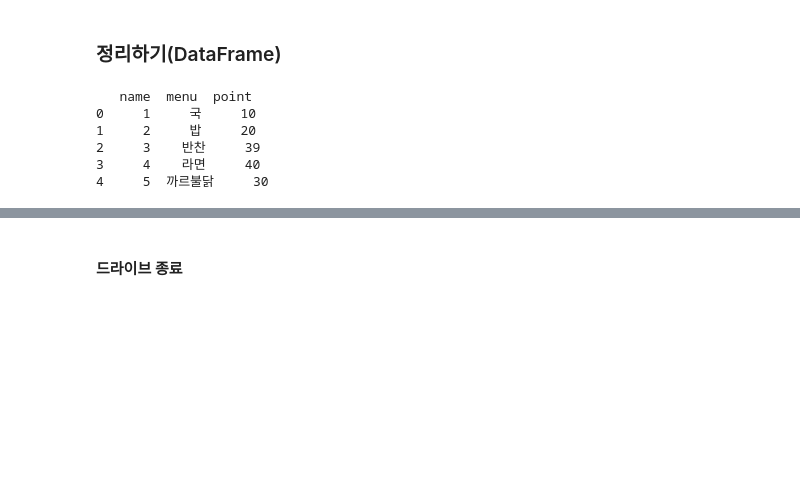
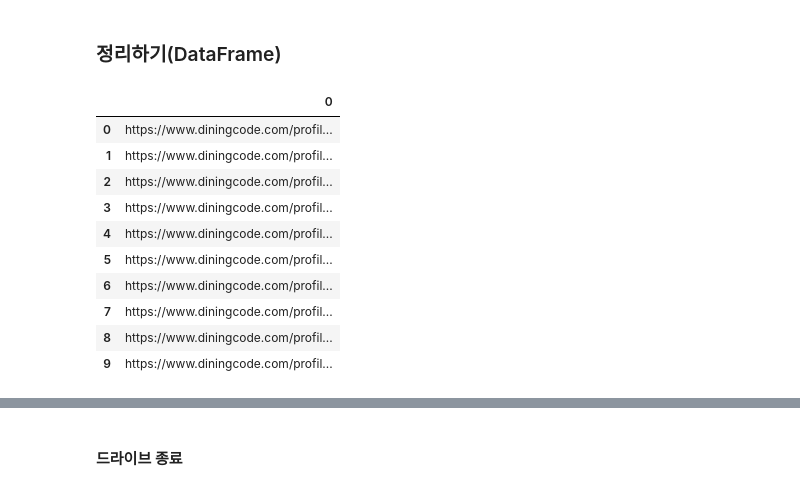
Before and after one commit to m-cahe/python, a Jupyter notebook: basic_Workspace/crawling/realtime_rank/hawjung_food_top10_git.ipynb, the cells around one changed output, grey strips where cells are left out. Saved outputs shown, nothing was run; the diff lists cells and outputs as text; code cells hidden in the pictures; blank space fills up the shorter version.

```diff
--- a/basic_Workspace/crawling/realtime_rank/hawjung_food_top10_git.ipynb
+++ b/basic_Workspace/crawling/realtime_rank/hawjung_food_top10_git.ipynb
@@ -53,8 +53,13 @@ print(soup)
 # %% [markdown]
 ### 식당 / 추천메뉴 / 평점 순  (보충필요: 메뉴 및 가격)
 # %%
-btxt=soup.select('.btxt')  #select() 이용하면 list형태로 변환
+btxt=soup.select('.btxt')[1:]  #select() 이용하면 list형태로 변환
 print(btxt)
-for b in btxt[1:]:   #두번째 요소부터 출력
+
+btxtList = []
+for b in btxt:   #두번째 요소부터 출력
     print(b.get_text())
+    btxtList.append(b.get_text())
+
+print(btxtList)     #for문 활용하여 list형태로 바꾸고 싶다면 1)list형태 변수(a) 생성, 2) a.append사용
 # %% [output]
@@ -72,6 +78,12 @@ for b in btxt[1:]:   #두번째 요소부터 출력
 # %%
-stxt=soup.select('.stxt')
+stxt=soup.select('.stxt')[1:]
 print(stxt)
-for s in stxt[1:]:
+
+stxtList = []
+
+for s in stxt:
     print(s.get_text())
+    stxtList.append(s.get_text())
+
+print(stxtList)
 # %% [output]
@@ -133,14 +157,0 @@ from pandas import Series, DataFrame
-# %%
-hawJung_Top10 = {  'name' : [1,2,3,4,5],
-              'menu' : ['국','밥','반찬','라면','까르불닭'],
-              'point' : [10, 20, 39, 40, 30]
-           }
-hawJung_Top10 = DataFrame(hawJung_Top10) #dataFrame형태로 변환
-print(hawJung_Top10)
-# %% [output]
-   name  menu  point
-0     1     국     10
-1     2     밥     20
-2     3    반찬     39
-3     4    라면     40
-4     5  까르불닭     30
@@ -146,0 +160,22 @@ print(hawJung_Top10)
+# %%
+#List(or 다른형태)를 DataFrame형태로 변환
+STORE = pd.DataFrame(btxt)
+MENU = pd.DataFrame(stxt)
+POINT = pd.DataFrame(point)
+LINK = pd.DataFrame(blinkList)
+STORE
+MENU
+POINT
+LINK
+# %% [output]
+|  | 0 |
+| 0 | https://www.diningcode.com/profil... |
+| 1 | https://www.diningcode.com/profil... |
+| 2 | https://www.diningcode.com/profil... |
+| 3 | https://www.diningcode.com/profil... |
+| 4 | https://www.diningcode.com/profil... |
+| 5 | https://www.diningcode.com/profil... |
+| 6 | https://www.diningcode.com/profil... |
+| 7 | https://www.diningcode.com/profil... |
+| 8 | https://www.diningcode.com/profil... |
+| 9 | https://www.diningcode.com/profil... |
```
Also changed, not shown: parts of 11 cells of this notebook, 1 other file.
